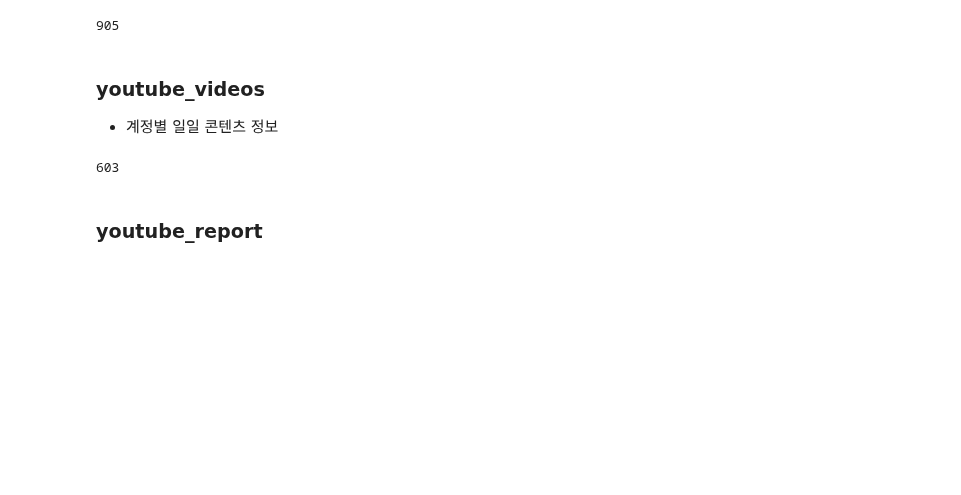
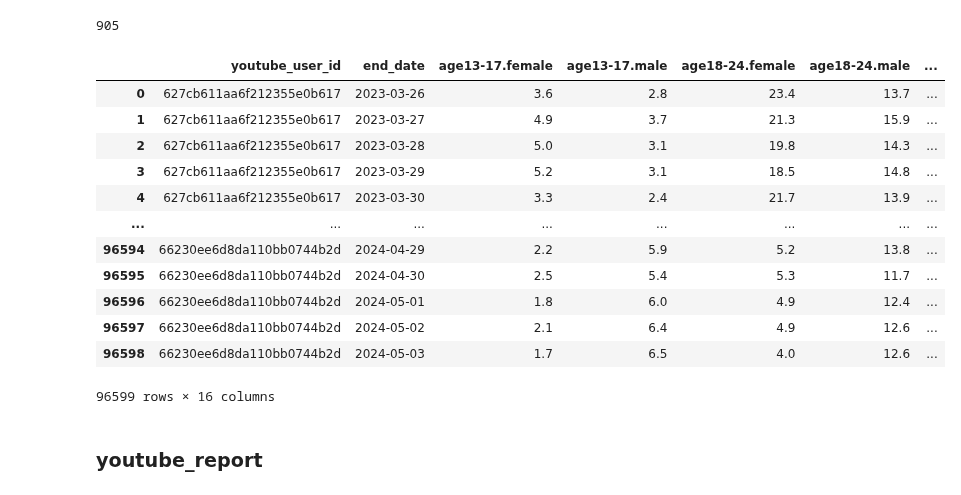
Before and after one commit to kkwann/awake, a Jupyter notebook: MongoDB_connection.ipynb, the cells around one changed output. Drawn from its saved outputs; the diff is of its cells as text; code cells hidden in the pictures; blank space fills up the shorter version.

```diff
--- a/MongoDB_connection.ipynb
+++ b/MongoDB_connection.ipynb
@@ -296,5 +330,2 @@ len(youtube_channel_demographics['youtube_user_id'].unique())
 youtube_channel_demographics = youtube_channel_demographics[~youtube_channel_demographics['demographics'].isnull()].sort_values(['youtube_user_id','end_date']).reset_index(drop=True)
 youtube_channel_demographics = youtube_channel_demographics[['youtube_user_id', 'end_date', 'demographics']]
-# %% [markdown]
-### youtube_videos
-- 계정별 일일 콘텐츠 정보
@@ -303,5 +331,0 @@ youtube_videos = youtube_dict['youtube_videos']
-# %%
-len(youtube_videos['youtube_user_id'].unique())
-## 유튜버 계정 : 603개(샘플링 데이터라서 정확x)
-# %% [output]
-603
@@ -316,3 +332,25 @@ del youtube_videos_cast
+# %%
+# 최종 데이터셋 생성
+youtube_channel_demographics = pd.concat([youtube_channel_demographics, pd.json_normalize(youtube_channel_demographics['demographics'])],axis=1)
+youtube_channel_demographics = youtube_channel_demographics.drop('demographics',axis=1)
+youtube_channel_demographics = youtube_channel_demographics[youtube_channel_demographics.columns[:16]]
+youtube_channel_demographics = youtube_channel_demographics.sort_values(['youtube_user_id', 'end_date']).drop_duplicates().reset_index(drop=True)
+# %%
+youtube_channel_demographics
+# %% [output]
+|  | youtube_user_id | end_date | age13-17.female | age13-17.male | age18-24.female | age18-24.male | ... |
+| 0 | 627cb611aa6f212355e0b617 | 2023-03-26 | 3.6 | 2.8 | 23.4 | 13.7 | ... |
+| 1 | 627cb611aa6f212355e0b617 | 2023-03-27 | 4.9 | 3.7 | 21.3 | 15.9 | ... |
+| 2 | 627cb611aa6f212355e0b617 | 2023-03-28 | 5.0 | 3.1 | 19.8 | 14.3 | ... |
+| 3 | 627cb611aa6f212355e0b617 | 2023-03-29 | 5.2 | 3.1 | 18.5 | 14.8 | ... |
+| 4 | 627cb611aa6f212355e0b617 | 2023-03-30 | 3.3 | 2.4 | 21.7 | 13.9 | ... |
+| ... | ... | ... | ... | ... | ... | ... | ... |
+| 96594 | 66230ee6d8da110bb0744b2d | 2024-04-29 | 2.2 | 5.9 | 5.2 | 13.8 | ... |
+| 96595 | 66230ee6d8da110bb0744b2d | 2024-04-30 | 2.5 | 5.4 | 5.3 | 11.7 | ... |
+| 96596 | 66230ee6d8da110bb0744b2d | 2024-05-01 | 1.8 | 6.0 | 4.9 | 12.4 | ... |
+| 96597 | 66230ee6d8da110bb0744b2d | 2024-05-02 | 2.1 | 6.4 | 4.9 | 12.6 | ... |
+| 96598 | 66230ee6d8da110bb0744b2d | 2024-05-03 | 1.7 | 6.5 | 4.0 | 12.6 | ... |
+96599 rows × 16 columns
 # %% [markdown]
 ### youtube_report
 # %%
```
Also changed, not shown: parts of 49 cells of this notebook.
